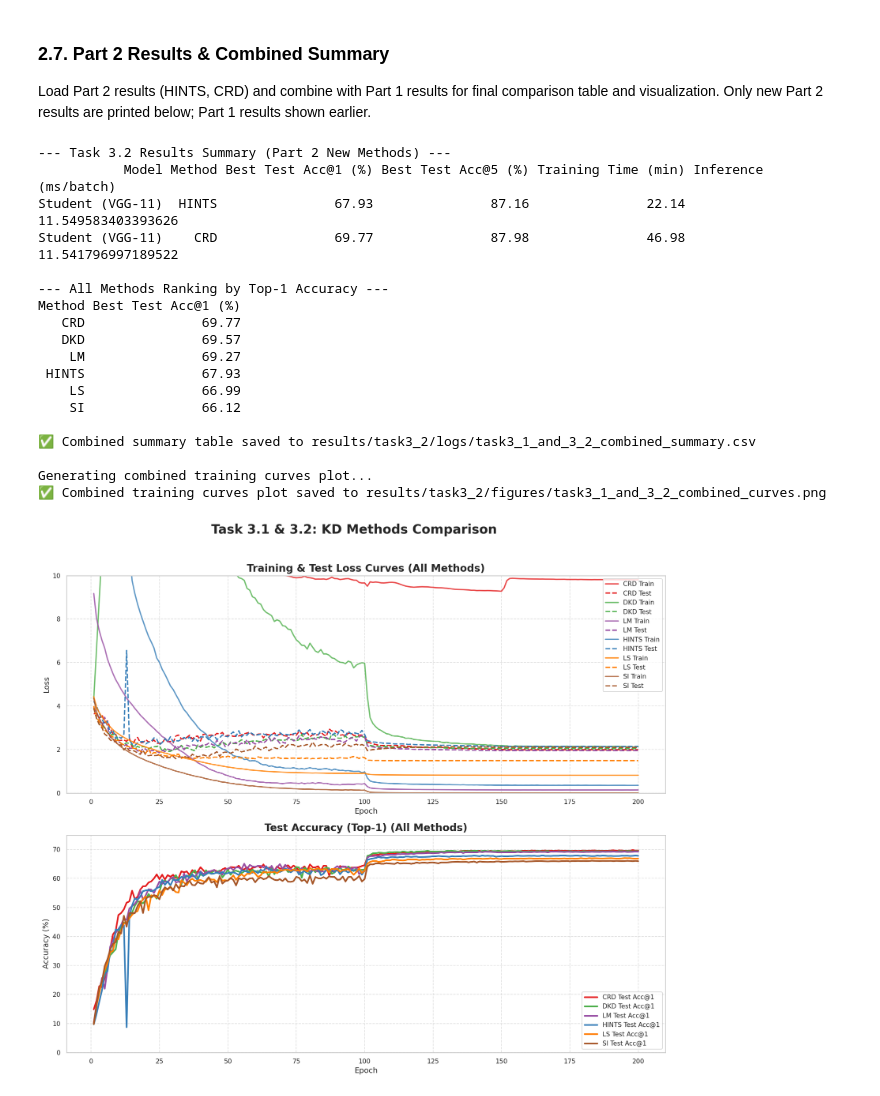
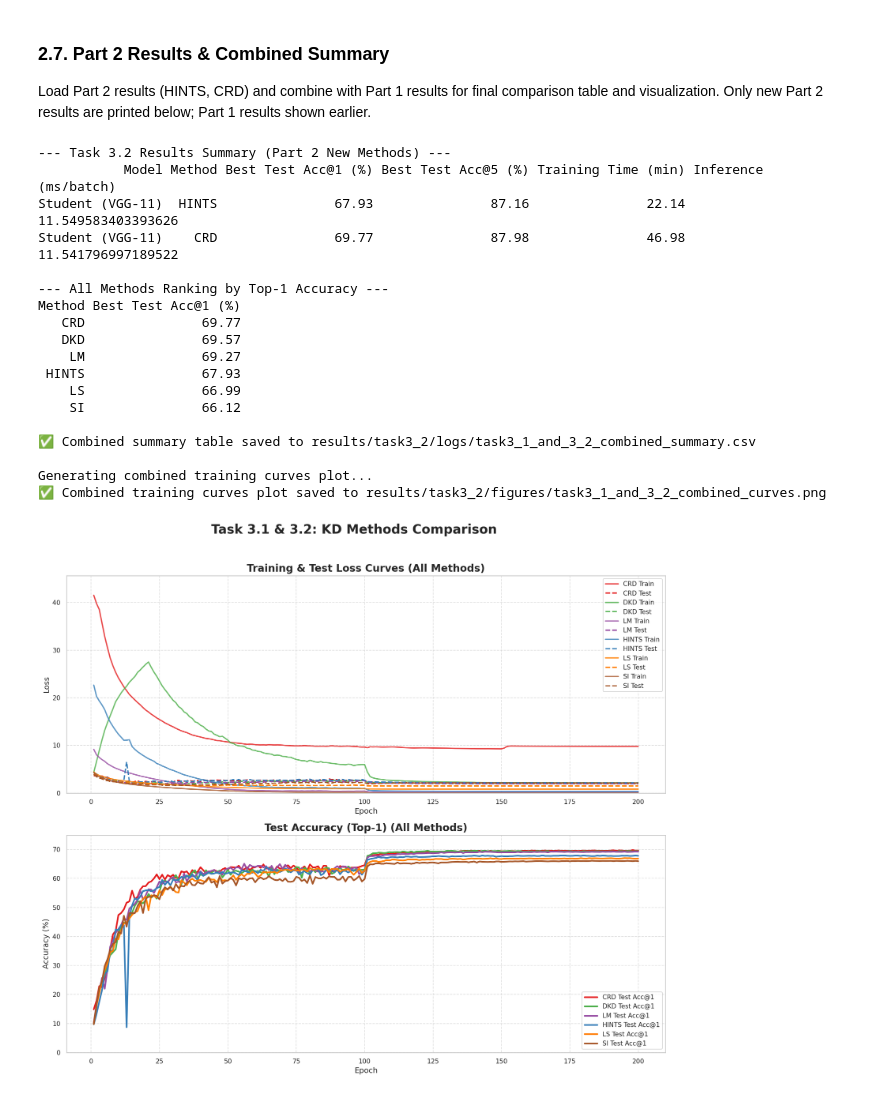
Before and after one commit to ibrahim-murtaza/ATML_PA3, a Jupyter notebook: Knowledge_Distillation/main.ipynb, the cells around one changed output. Drawn from its saved outputs; the diff is of its cells as text; code cells hidden in the pictures.

```diff
--- a/Knowledge_Distillation/main.ipynb
+++ b/Knowledge_Distillation/main.ipynb
@@ -1896,6 +1898,7 @@ sns.set_theme(style="whitegrid")
 fig, axes = plt.subplots(2, 1, figsize=(14, 12), dpi=150)
 
 colors = sns.color_palette("husl", len(loaded_results_combined))
+max_loss_seen = 0.0  # ← NEW: track largest loss value to avoid clipping
 
 # Sort by best accuracy for cleaner legend
 sorted_results = sorted(loaded_results_combined.items(),
@@ -1916,6 +1919,11 @@ for i, (model_key, results) in enumerate(sorted_results):
     epoch_axis = range(1, epochs_ran + 1)
     color = method_colors.get(model_key, colors[i])
 
+    cur_max = max(max(results['history']['train_loss']),
+                  max(results['history']['test_loss']))
+    max_loss_seen = max(max_loss_seen, cur_max)
+
+
     # Plot Loss
     axes[0].plot(epoch_axis, results['history']['train_loss'], label=f'{model_key} Train', color=color, linewidth=2, alpha=0.8)
     axes[0].plot(epoch_axis, results['history']['test_loss'], label=f'{model_key} Test', linestyle='--', color=color, linewidth=2)
@@ -1929,7 +1937,7 @@ axes[0].set_ylabel('Loss', fontsize=12)
 axes[0].legend(fontsize=10, loc='upper right')
 axes[0].grid(True, linestyle='--', alpha=0.6)
 axes[0].tick_params(axis='both', which='major', labelsize=10)
-axes[0].set_ylim(bottom=0, top=10)
+axes[0].set_ylim(bottom=0, top=max(10, max_loss_seen * 1.10))
 
 axes[1].set_title('Test Accuracy (Top-1) (All Methods)', fontsize=16, fontweight='bold')
 axes[1].set_xlabel('Epoch', fontsize=12)
@@ -1939,31 +1947,31 @@ axes[1].grid(True, linestyle='--', alpha=0.6)
 axes[1].tick_params(axis='both', which='major', labelsize=10)
 axes[1].set_ylim(bottom=0, top=75)
 
 plt.suptitle('Task 3.1 & 3.2: KD Methods Comparison', fontsize=20, fontweight='bold', y=1.02)
 plt.tight_layout()
 
 # ✅ FIX: Save plot to Part 2 figures directory
 plot_save_path = FIGURE_DIR_P2 / 'task3_1_and_3_2_combined_curves.png'
 plt.savefig(plot_save_path, dpi=300, bbox_inches='tight')
 print(f"✅ Combined training curves plot saved to {plot_save_path}")
 plt.show()
 # %% [output]
 --- Task 3.2 Results Summary (Part 2 New Methods) ---
            Model Method Best Test Acc@1 (%) Best Test Acc@5 (%) Training Time (min) Inference (ms/batch)
 Student (VGG-11)  HINTS               67.93               87.16               22.14   11.549583403393626
 Student (VGG-11)    CRD               69.77               87.98               46.98   11.541796997189522
 
 --- All Methods Ranking by Top-1 Accuracy ---
 Method Best Test Acc@1 (%)
    CRD               69.77
    DKD               69.57
     LM               69.27
  HINTS               67.93
     LS               66.99
     SI               66.12
 
 ✅ Combined summary table saved to results/task3_2/logs/task3_1_and_3_2_combined_summary.csv
 
 Generating combined training curves plot...
 ✅ Combined training curves plot saved to results/task3_2/figures/task3_1_and_3_2_combined_curves.png
-[figure, old version]
+[figure, new version]
```
Also changed, not shown: parts of 15 cells of this notebook, 7 other files.
